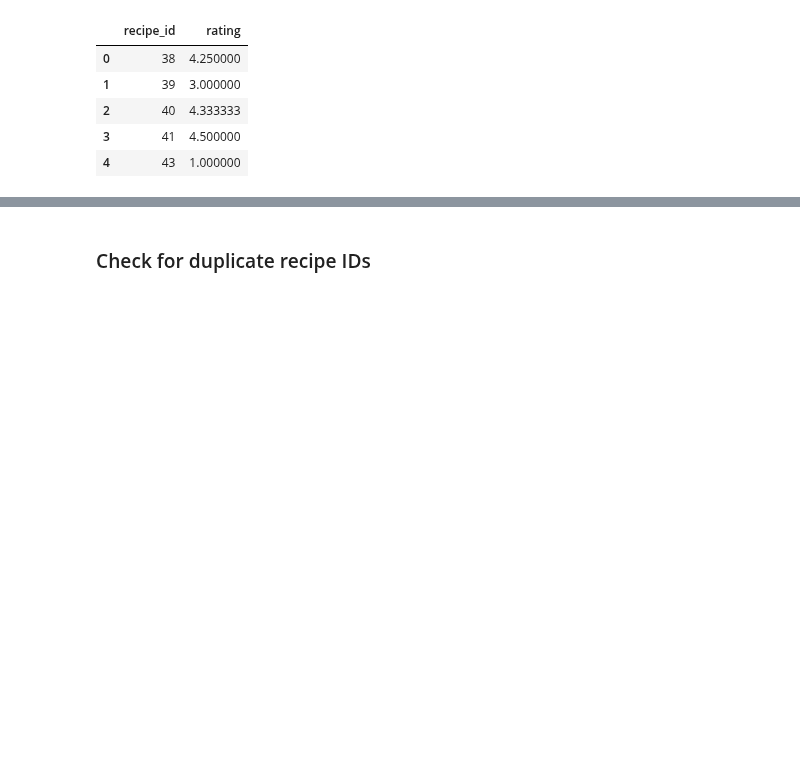
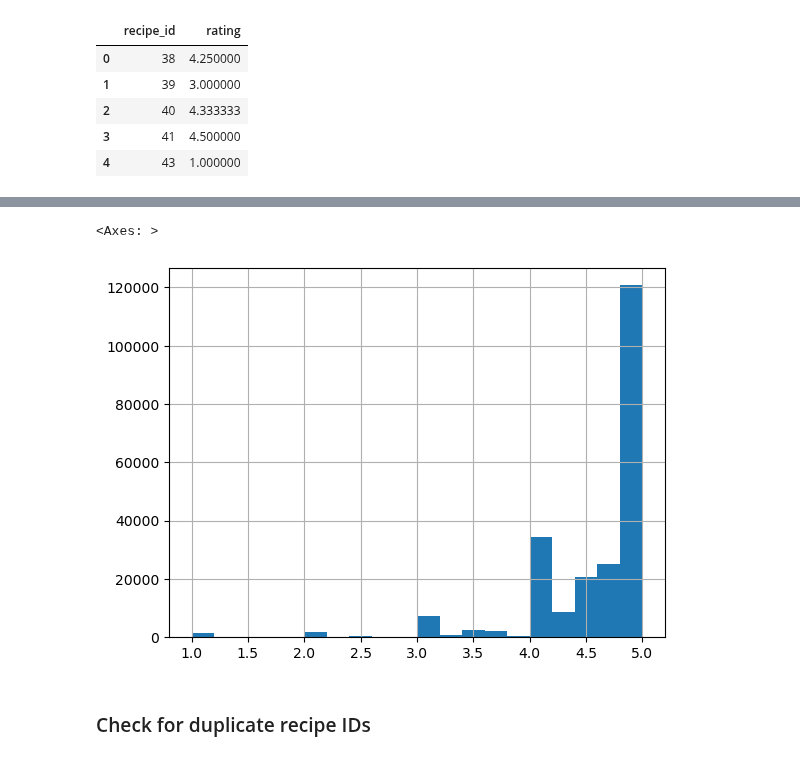
Before and after one commit to alyssahondrade/Project1, a Jupyter notebook: recipes_exploration.ipynb, the cells around one changed output, grey strips where cells are left out. Saved outputs shown, nothing was run; the diff lists cells and outputs as text; code cells hidden in the pictures; blank space fills up the shorter version.

```diff
--- a/recipes_exploration.ipynb
+++ b/recipes_exploration.ipynb
@@ -243,6 +243,12 @@ merged_food rows: 226590
 | 2 | all in the kitchen chili | 112140 | 130 | 196586 | 2005-02-25 | ['time-to-make', 'course', 'prepa... | [269.8, 22.0, 32.0, 48.0, 39.0, 2... | 6 | ['brown ground beef in large pot'... | ... |
 | 3 | alouette potatoes | 59389 | 45 | 68585 | 2003-04-14 | ['60-minutes-or-less', 'time-to-m... | [368.1, 17.0, 10.0, 2.0, 14.0, 8.... | 11 | ['place potatoes in a large pot o... | ... |
 | 4 | amish tomato ketchup for canning | 44061 | 190 | 41706 | 2002-10-25 | ['weeknight', 'time-to-make', 'co... | [352.9, 1.0, 337.0, 23.0, 3.0, 0.... | 5 | ['mix all ingredients& boil for 2... | ... |
+# %%
+# Create a histogram of the ratings
+merged_food['rating'].hist(bins=20)
+# %% [output]
+<Axes: >
+[figure, added]
 # %% [markdown]
 ### Check for duplicate recipe IDs
 # %%
```
Also changed, not shown: parts of 12 cells of this notebook, 4 other files.
